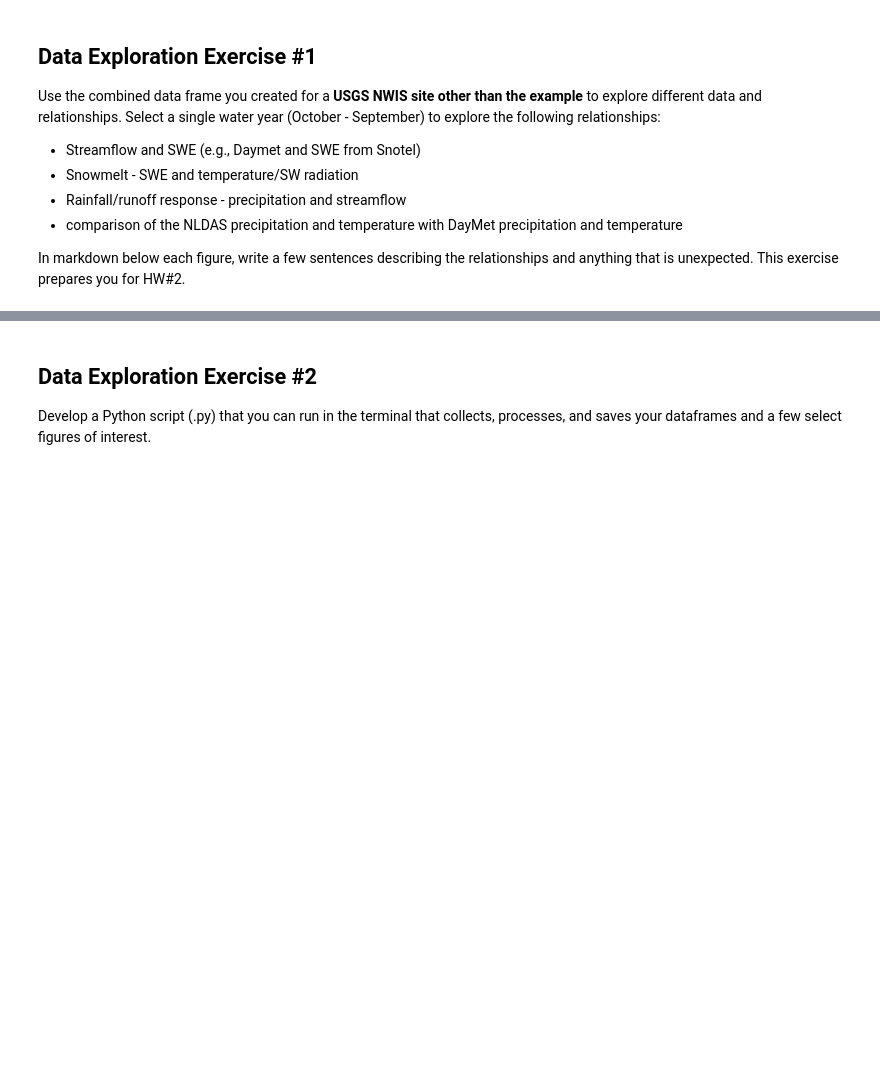
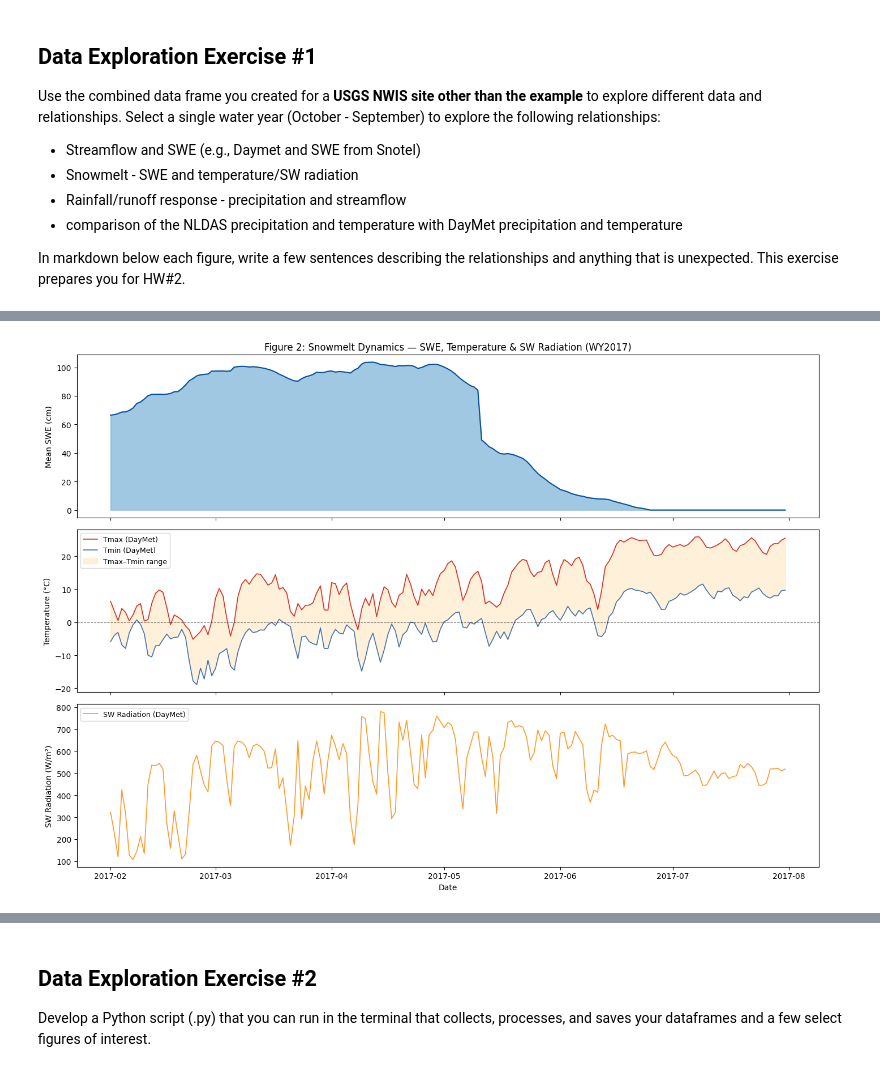
Before and after one commit to UUHydroInformatics/Data-Acquisition-Processing-Analysis, a Jupyter notebook: HydroDF_Analysis.ipynb, the cells around one changed output, grey strips where cells are left out. Cells and saved outputs as stored; diff of their text form; code cells hidden in the pictures; blank space fills up the shorter version.

```diff
--- a/HydroDF_Analysis.ipynb
+++ b/HydroDF_Analysis.ipynb
@@ -247,0 +313,33 @@ In markdown below each figure, write a few sentences describing the relationship
+# %%
+# ── Figure 2: Snowmelt — SWE, Temperature, and SW Radiation ──────────────────
+# Focus on the melt window: Feb – Jul
+melt_df = wy_df.loc['2017-02-01':'2017-07-31']
+
+fig, axes = plt.subplots(3, 1, figsize=(14, 10), sharex=True)
+
+# Panel 1: SWE
+axes[0].fill_between(melt_df.index, melt_df['mean_SWE_cm'], color='#4292c6', alpha=0.5)
+axes[0].plot(melt_df.index, melt_df['mean_SWE_cm'], color='#08519c', linewidth=1.5)
+axes[0].set_ylabel('Mean SWE (cm)')
+axes[0].set_title('Figure 2: Snowmelt Dynamics — SWE, Temperature & SW Radiation (WY2017)')
+
+# Panel 2: Temperature (DayMet tmax and tmin)
+axes[1].plot(melt_df.index, melt_df['tmax_C'], color='#d73027', linewidth=1.2, label='Tmax (DayMet)')
+axes[1].plot(melt_df.index, melt_df['tmin_C'], color='#4575b4', linewidth=1.2, label='Tmin (DayMet)')
+axes[1].axhline(0, color='black', linestyle='--', linewidth=0.8, alpha=0.5)
+axes[1].fill_between(melt_df.index, melt_df['tmin_C'], melt_df['tmax_C'],
+                     alpha=0.15, color='orange', label='Tmax–Tmin range')
+axes[1].set_ylabel('Temperature (°C)')
+axes[1].legend(loc='upper left', fontsize=9)
+
+# Panel 3: Shortwave radiation (DayMet srad)
+axes[2].plot(melt_df.index, melt_df['srad_W_m2'], color='#fe9929', linewidth=1.2, label='SW Radiation (DayMet)')
+axes[2].set_ylabel('SW Radiation (W/m²)')
+axes[2].set_xlabel('Date')
+axes[2].legend(loc='upper left', fontsize=9)
+
+fig.tight_layout()
+plt.savefig('outputs/fig2_snowmelt_swe_temp_srad_WY2017.png', dpi=150)
+plt.show()
+# %% [output]
+[figure, added]
```
Also changed, not shown: parts of 17 cells of this notebook, 4 other files.
